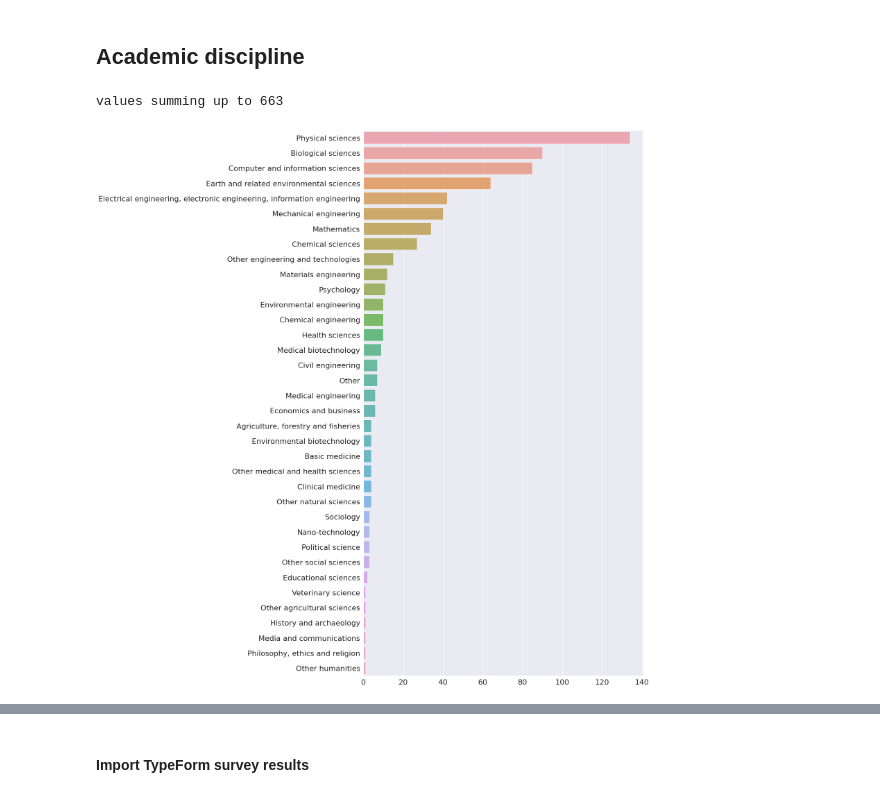
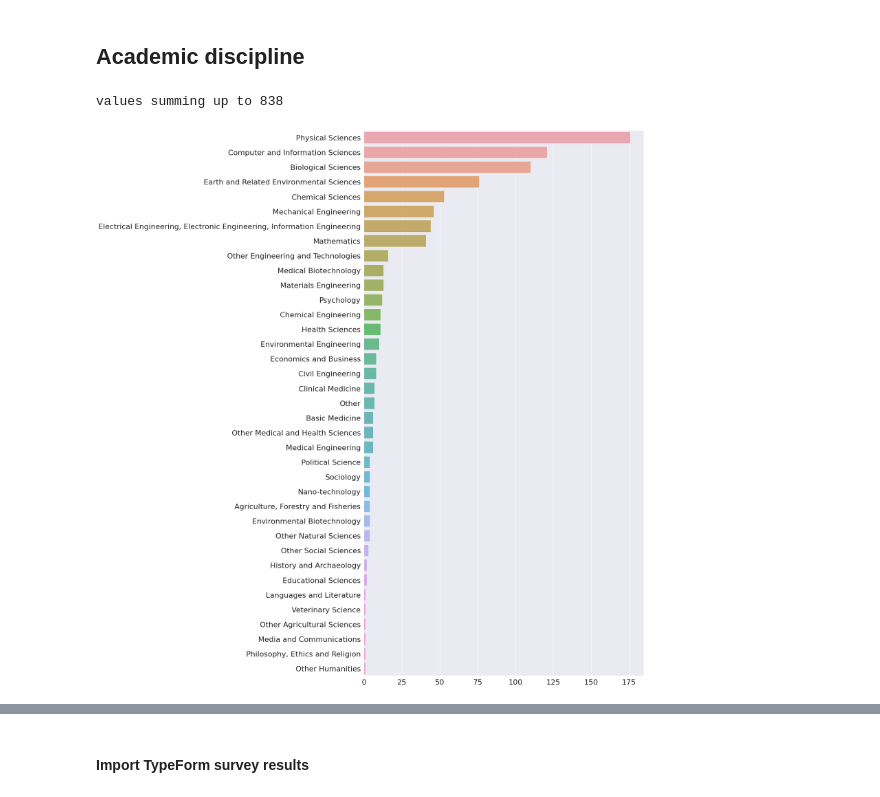
Before and after one commit to coderefinery/pre-workshop-survey, a Jupyter notebook: survey-analysis.ipynb, the cells around one changed output, grey strips where cells are left out. Cells and saved outputs as stored; diff of their text form; code cells hidden in the pictures.

```diff
--- a/survey-analysis.ipynb
+++ b/survey-analysis.ipynb
@@ -24,6 +32,23 @@ def read_csv_file(file_name):
     _df = _df.rename(normalize_column_title, axis='columns')
     return _df
 
-def extract_counts(df, approx_column_text):
-    column = [c for c in df.columns if approx_column_text in c][0]
-    return df[column].value_counts()
+def extract_helper(df, approx_column_text):
+    matching_columns = [c for c in df.columns if approx_column_text in c]
+    if len(matching_columns) > 0:
+        column = matching_columns[0]
+        counts = df[column].value_counts()
+        return counts.to_dict()
+    else:
+        return {}
+
+def extract_counts(approx_column_text):
+    counts_typeform = extract_helper(df_typeform, approx_column_text)
+    counts_indico = extract_helper(df_indico, approx_column_text)
+    combined = dict(Counter(counts_typeform) + Counter(counts_indico))
+    counts = dict(sorted(combined.items(), key=lambda item: item[1], reverse=True))
+    if "Mac OS X" in counts.keys():
+        counts["macOS"] += counts["Mac OS X"]
+        del counts["Mac OS X"]
+    keys = list(counts.keys())
+    values = [counts[k] for k in keys]
+    return keys, values
@@ -80,12 +78,11 @@ values summing up to 301
 # %%
 f, ax = plt.subplots(figsize=(15, 30))
 
-counts = extract_counts(df_indico, "main academic discipline")
-sns.barplot(y=counts.index.str.capitalize(), x=counts.values, alpha=0.8)
-
+keys, values = extract_counts("academic discipline")
+sns.barplot(y=keys, x=values, alpha=0.8)
 f.savefig("figures/discipline.png", bbox_inches = 'tight')
 
-print(f"values summing up to {sum(counts.values)}")
+print(f"values summing up to {sum(values)}")
 # %% [output]
-values summing up to 663
+values summing up to 838
-[figure, old version]
+[figure, new version]
```
Also changed, not shown: parts of 7 cells of this notebook, 2 other files.
